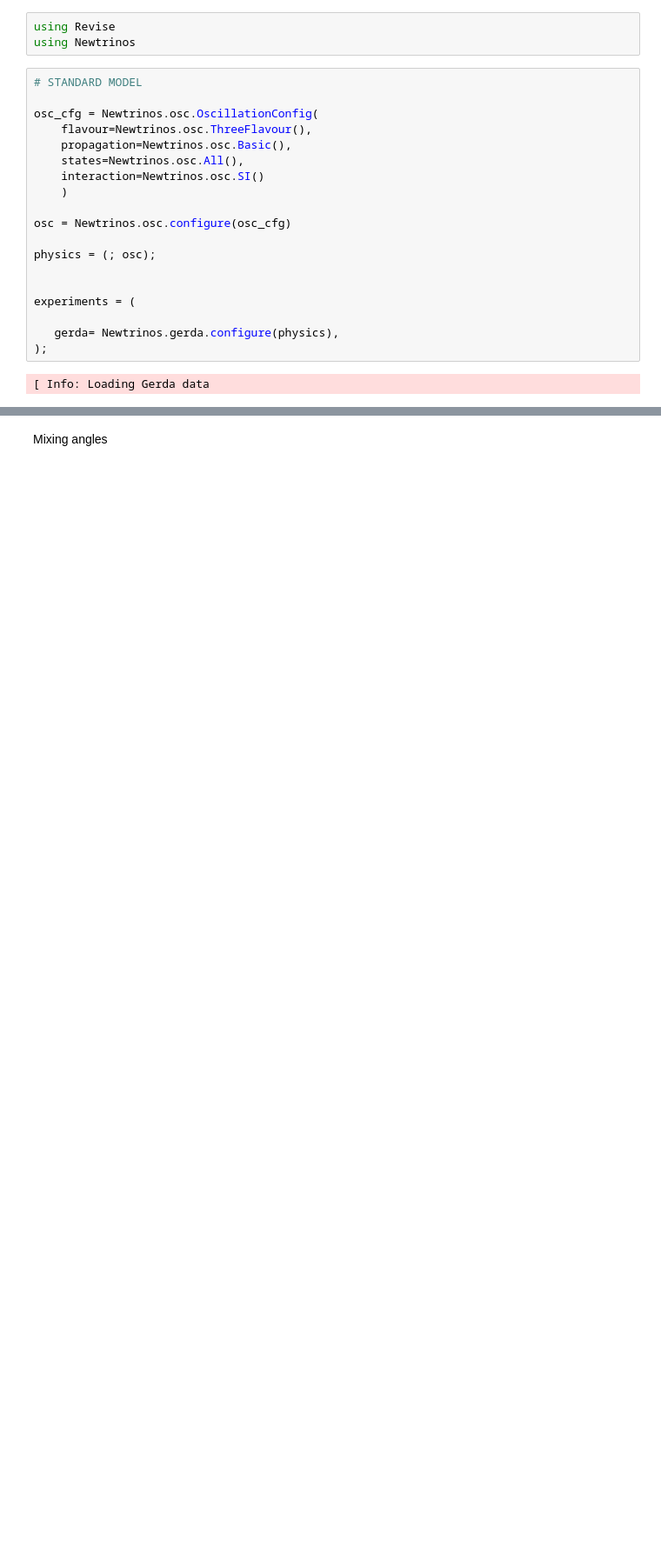
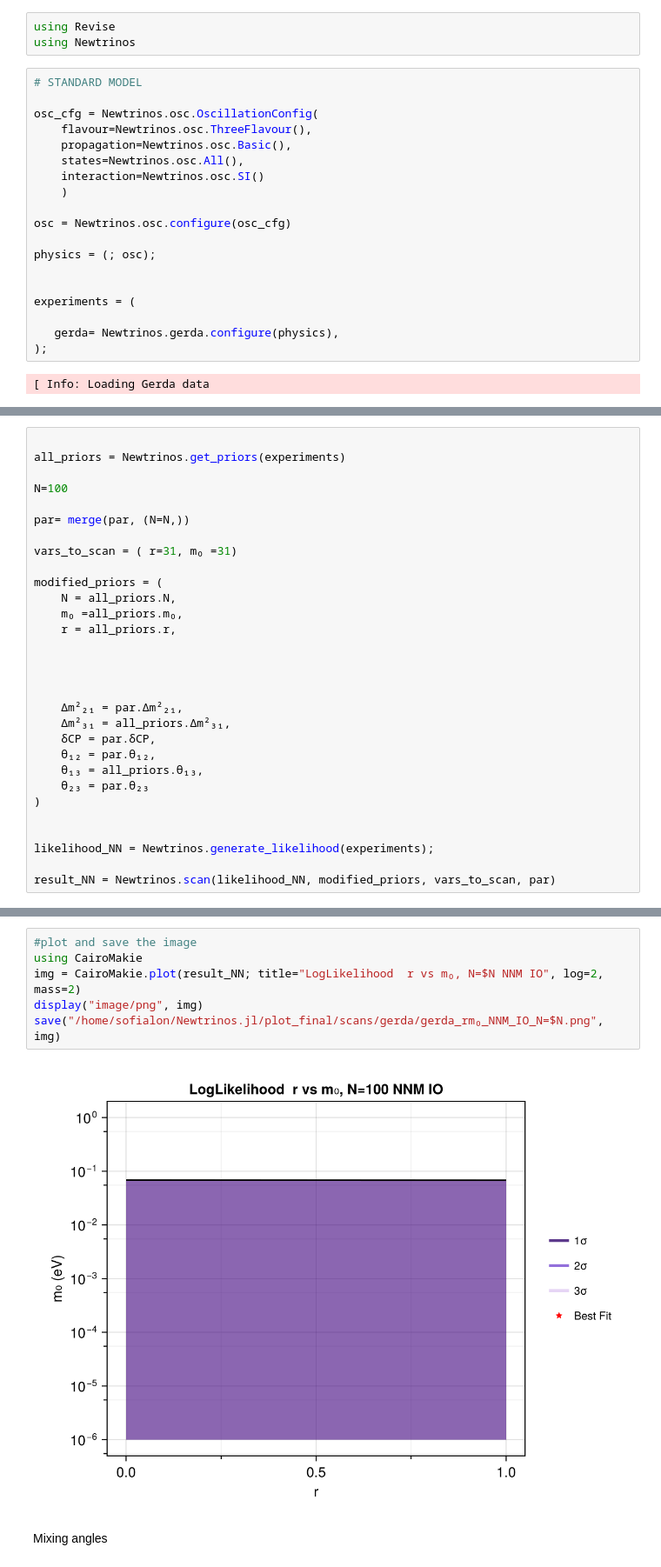
Before and after one commit to philippeller/Newtrinos.jl, a Jupyter notebook: src/experiments/gerda/gerda.ipynb, the cells around one changed output, grey strips where cells are left out. Shown at 87% size. Drawn from its saved outputs; the diff is of its cells as text; blank space fills up the shorter version.

```diff
--- a/src/experiments/gerda/gerda.ipynb
+++ b/src/experiments/gerda/gerda.ipynb
@@ -87,0 +149,30 @@ mass=Newtrinos.gerda.get_neutrinomass(osc_cfg.flavour)(par)
+# %%
+
+all_priors = Newtrinos.get_priors(experiments)
+
+N=100
+
+par= merge(par, (N=N,))
+
+vars_to_scan = ( r=31, m₀ =31)
+
+modified_priors = (
+    N = all_priors.N,
+    m₀ =all_priors.m₀,
+    r = all_priors.r,
+
+
+
+
+    Δm²₂₁ = par.Δm²₂₁,
+    Δm²₃₁ = all_priors.Δm²₃₁,
+    δCP = par.δCP,
+    θ₁₂ = par.θ₁₂,
+    θ₁₃ = all_priors.θ₁₃,
+    θ₂₃ = par.θ₂₃
+)
+
+
+likelihood_NN = Newtrinos.generate_likelihood(experiments);
+
+result_NN = Newtrinos.scan(likelihood_NN, modified_priors, vars_to_scan, par)
@@ -88,3 +181,11 @@ mass=Newtrinos.gerda.get_neutrinomass(osc_cfg.flavour)(par)
+# %%
+#plot and save the image
+using CairoMakie
+img = CairoMakie.plot(result_NN; title="LogLikelihood  r vs m₀, N=$N NNM IO", log=2, mass=2)
+display("image/png", img)
+save("/home/sofialon/Newtrinos.jl/plot_final/scans/gerda/gerda_rm₀_NNM_IO_N=$N.png", img)
+# %% [output]
+[figure, added]
 # %% [markdown]
 Mixing angles
 # %%
```
Also changed, not shown: parts of 26 cells of this notebook, 33 other files.
